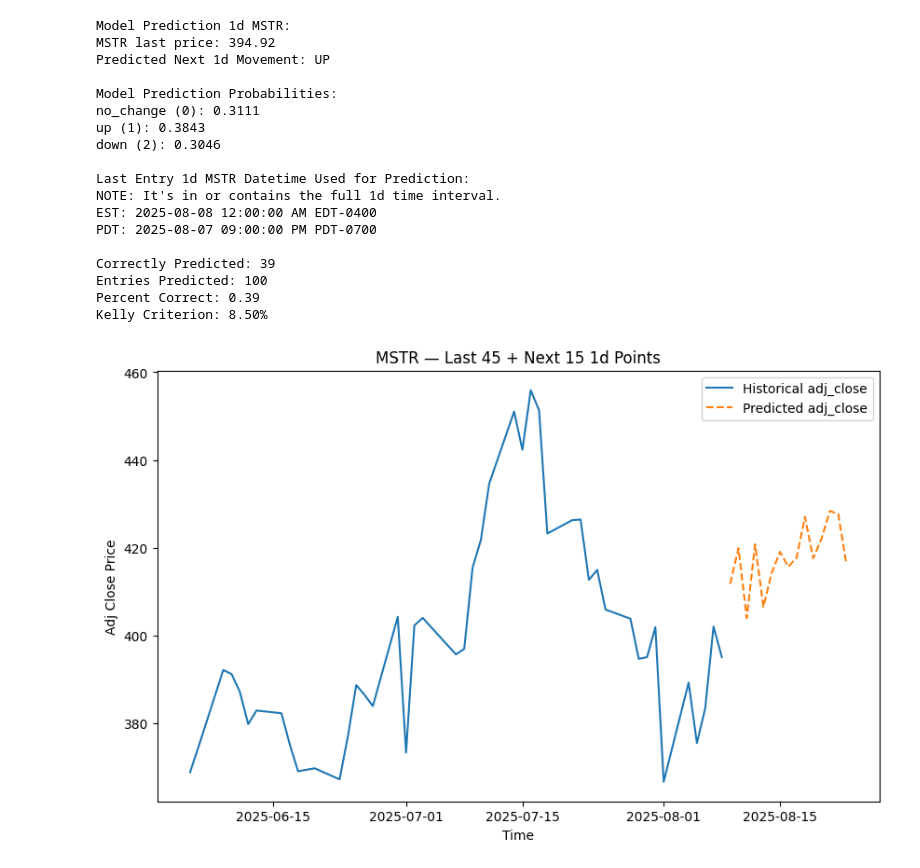
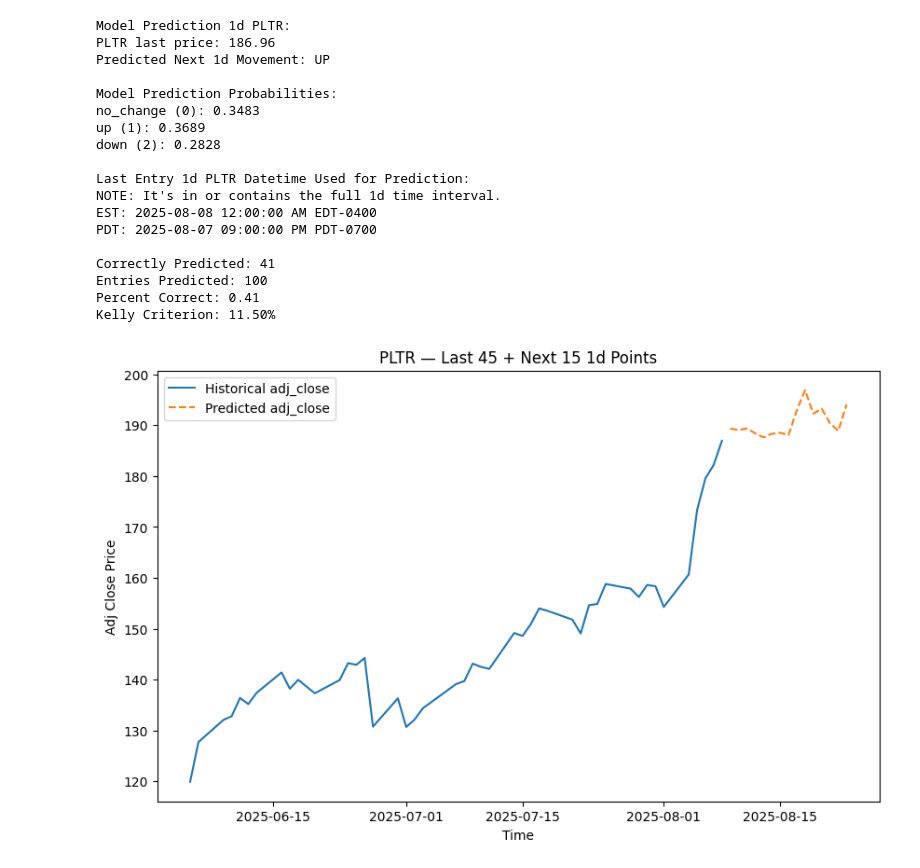
Before and after one commit to yuchild/stock_production_agg, a Jupyter notebook: validations.ipynb, the cells around one changed output. Drawn from its saved outputs; the diff is of its cells as text; code cells hidden in the pictures.

```diff
--- a/validations.ipynb
+++ b/validations.ipynb
@@ -33,7 +32,7 @@ f.make_master_table(stock_set, interval)
 # %%
 f.xg_boost_model(interval, grid_search_on=True)
 # %%
-symbol = 'mstr'.upper()
+symbol = 'pltr'.upper()
 interval = '1d'
 f.model_prospect(symbol, interval, build=False)
 df_val = f.model_validation(symbol, interval)
@@ -45,33 +44,33 @@ p = correctly_predicted / entries_predicted # percent correct
 print(f'Percent Correct: {p}')
 print(f'Kelly Criterion: {f.kelly_c(p=[p], l=1, g=2)[0]:.2%}')
 # %% [output]
-Model Prediction 1d MSTR:
-MSTR last price: 394.92
+Model Prediction 1d PLTR:
+PLTR last price: 186.96
 Predicted Next 1d Movement: UP
 
 Model Prediction Probabilities:
-no_change (0): 0.3111
-up (1): 0.3843
-down (2): 0.3046
+no_change (0): 0.3483
+up (1): 0.3689
+down (2): 0.2828
 
-Last Entry 1d MSTR Datetime Used for Prediction:
+Last Entry 1d PLTR Datetime Used for Prediction:
 NOTE: It's in or contains the full 1d time interval.
 EST: 2025-08-08 12:00:00 AM EDT-0400
 PDT: 2025-08-07 09:00:00 PM PDT-0700
 
-Correctly Predicted: 39
+Correctly Predicted: 41
 Entries Predicted: 100
-Percent Correct: 0.39
-Kelly Criterion: 8.50%
+Percent Correct: 0.41
+Kelly Criterion: 11.50%
 # %%
 # regressor model
 # Train the 15-step-ahead model on your aggregated data:
 f.xg_boost_reg_model(interval="1mo", grid_search_on=True)
 # %%
 # Then for any symbol, plot the last 45 days plus the next 15-day forecast:
-f.plot_adj_close("mstr", interval="1d")
+f.plot_adj_close("pltr", interval="1d")
 # %% [output]
-[figure, old version]
+[figure, new version]
 # %%
 import os
 import warnings
```
Also changed, not shown: parts of 1 cell of this notebook, 3 other files.
